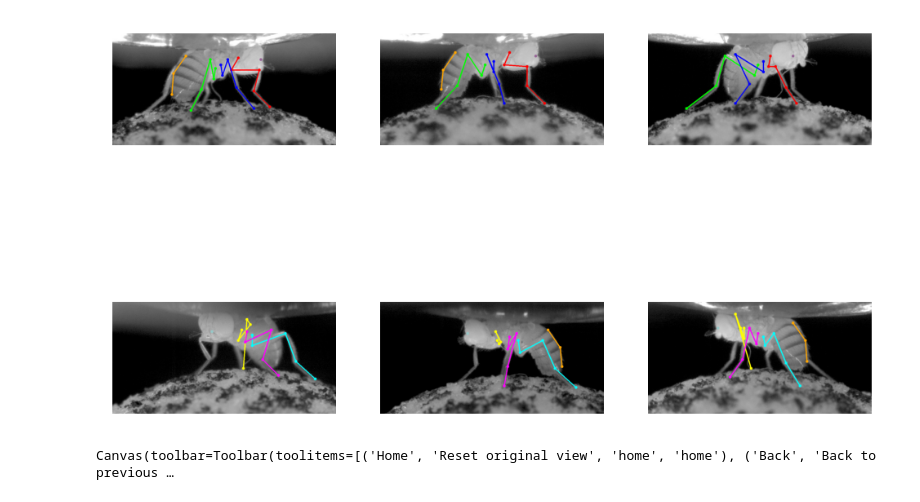
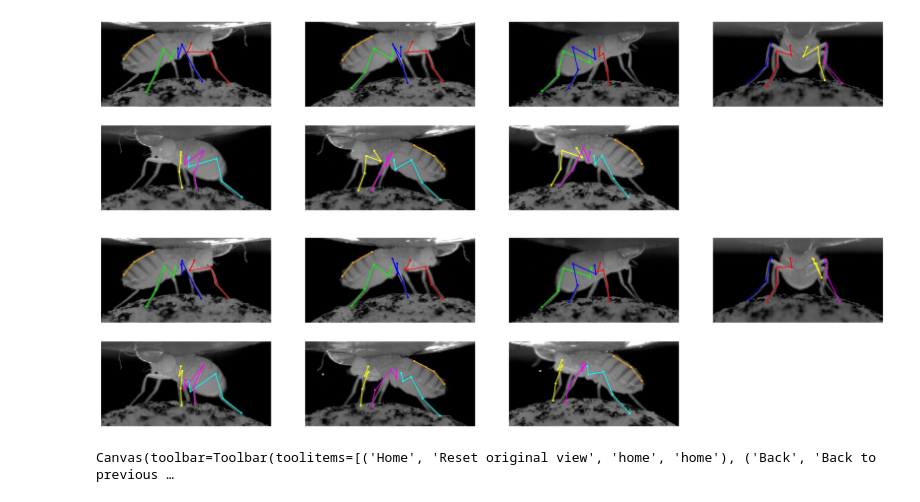
Before and after one commit to NeLy-EPFL/DeepFly3D, a Jupyter notebook: notebook_visualize/visualize_simple.ipynb, the cells around one changed output. Saved outputs shown, nothing was run; the diff lists cells and outputs as text; code cells hidden in the pictures.

Commit message:
adding front camera

```diff
--- a/notebook_visualize/visualize_simple.ipynb
+++ b/notebook_visualize/visualize_simple.ipynb
@@ -12,10 +13,31 @@ camNet = CameraNetwork(image_folder=image_folder, output_folder=image_folder + '
+# %%
+image_folder = '/mnt/NAS/FA/201002_G23xU1/Fly1/001_coronal/behData/images/'
+output_folder = image_folder + 'df3d_test/'
+pose_result_path = glob.glob(output_folder + 'pose_result*')[0]
+camNet = CameraNetwork(image_folder=image_folder, output_folder=output_folder)
+camNet.triangulate()
 # %%
+%matplotlib inline
 import numpy as np
-fig, axs = plt.subplots(2,3, dpi=200)
+img_id = 20
+fig, axs = plt.subplots(2,4, dpi=200, figsize=(20, 5))
 axs = np.array(axs).flatten()
-for idx, i in enumerate([0,1,2,4,5,6]):
-    axs[idx].axis('off')
-    axs[idx].imshow(camNet[i].plot_2d(20))
+for ax in axs:
+    ax.axis('off')
+for idx, i in enumerate([0,1,2,3,4,5,6]):
+    axs[idx].imshow(camNet[i].plot_2d(img_id))
 # %% [output]
-[figure, old version]
+[figure, new version]
+# %%
+%matplotlib inline
+import numpy as np
+img_id = 10
+fig, axs = plt.subplots(2,4, dpi=200, figsize=(20, 5))
+axs = np.array(axs).flatten()
+for ax in axs:
+    ax.axis('off')
+for idx, i in enumerate([0,1,2,3,4,5,6]):
+    axs[idx].imshow(camNet[i].plot_2d(img_id,pts=camNet[i].project(camNet.points3d[img_id])))
+# %% [output]
+[figure, added]
 # %%
```
Also changed, not shown: parts of 3 cells of this notebook, 12 other files.
